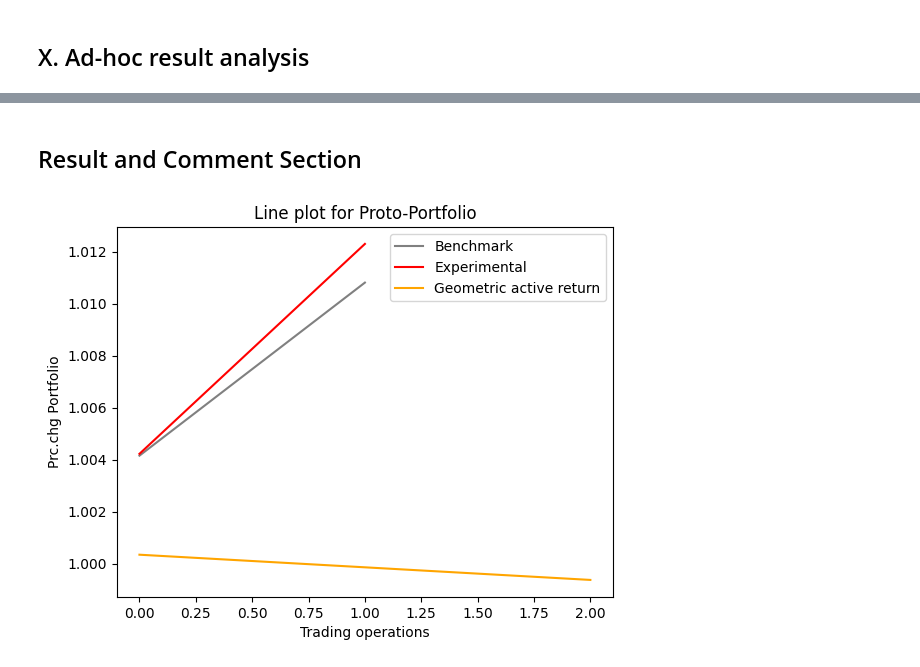
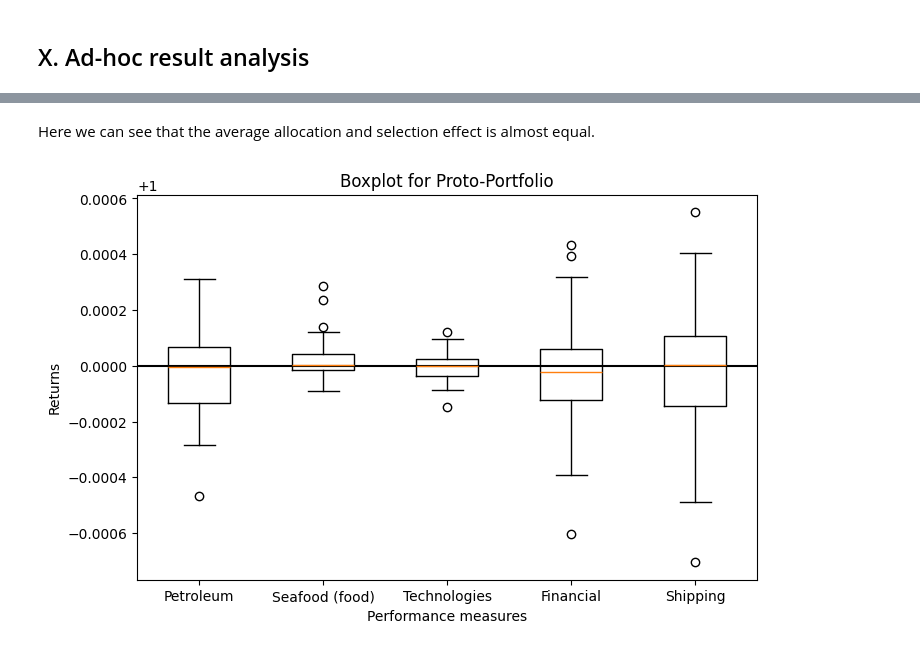
Before and after one commit to DataJakob/BBAN5000-Master-Thesis, a Jupyter notebook: src/testx2.ipynb, the cells around one changed output, grey strips where cells are left out. Drawn from its saved outputs; the diff is of its cells as text; code cells hidden in the pictures.

```diff
--- a/src/testx2.ipynb
+++ b/src/testx2.ipynb
@@ -149,14 +171,13 @@ data_labels = ["Allo petro", "Allo seafood", "Sel petro", "Sel seafood"]
+# %% [markdown]
+Here we can see that the average allocation and selection effect is almost equal.
 # %%
 fig2, ax = plt.subplots(figsize=(8,5))
-ax.boxplot(data_arrays, labels=data_labels)
+ax.boxplot(port_all, tick_labels=ticker_df.columns)
 plt.title("Boxplot for Proto-Portfolio")
 plt.xlabel("Performance measures")
 plt.ylabel("Returns")
 plt.axhline(y=1, color="black" )
-plt.close()
+plt.show()
+# plt.close()
+# %% [output]
+[figure, added]
-# %% [markdown]
-<h2>Result and Comment Section </h2>
-# %%
-fig
-# %% [output]
-[figure, removed]
```
Also changed, not shown: parts of 21 cells of this notebook, 1 other file.
